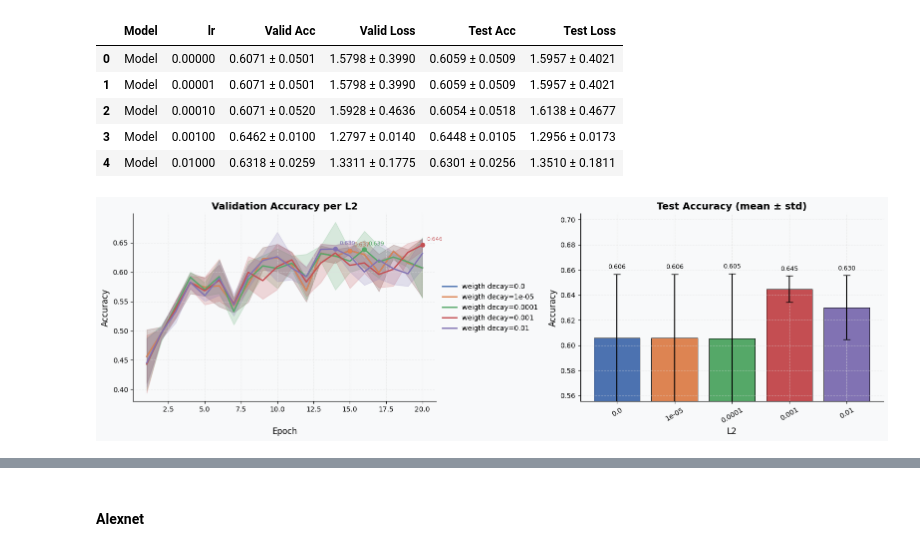
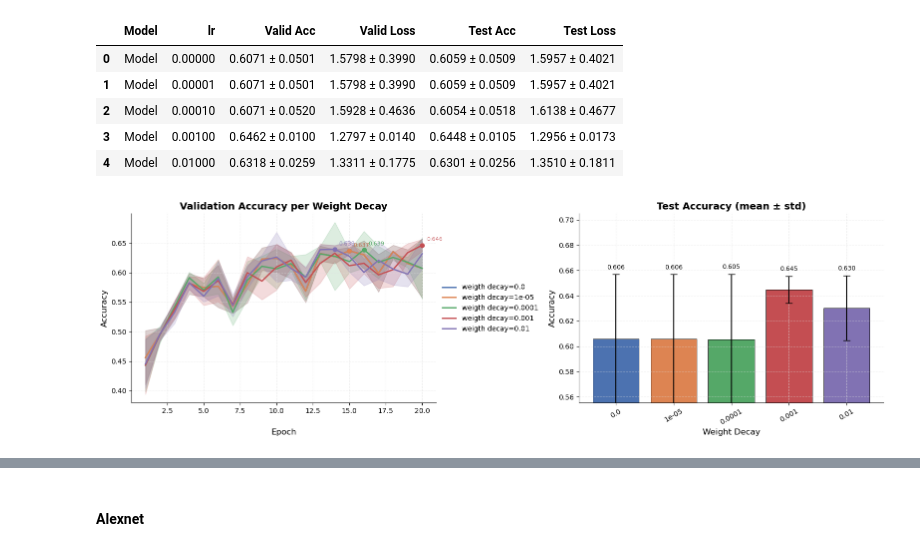
Before and after one commit to nadias03/image-classification-with-CNNs, a Jupyter notebook: experiments/hyperparameters/training_experiments/regularization_hyperparameters.ipynb, the cells around one changed output, grey strips where cells are left out. Cells and saved outputs as stored; diff of their text form; code cells hidden in the pictures.

```diff
--- a/experiments/hyperparameters/training_experiments/regularization_hyperparameters.ipynb
+++ b/experiments/hyperparameters/training_experiments/regularization_hyperparameters.ipynb
@@ -395,6 +473,6 @@ print_summary_table(df, hyperparameter='lr')
 | 3 | Model | 0.00100 | 0.6462 ± 0.0100 | 1.2797 ± 0.0140 | 0.6448 ± 0.0105 | 1.2956 ± 0.0173 |
 | 4 | Model | 0.01000 | 0.6318 ± 0.0259 | 1.3311 ± 0.1775 | 0.6301 ± 0.0256 | 1.3510 ± 0.1811 |
 # %%
-plot_accuracy_comparison(baseline_results_weight_decay, param_name="L2", param_name_short = 'weigth decay')
+plot_accuracy_comparison(baseline_results_weight_decay, param_name="Weight Decay", param_name_short = 'weigth decay')
 # %% [output]
-[figure, old version]
+[figure, new version]
```
Also changed, not shown: parts of 15 cells of this notebook.
